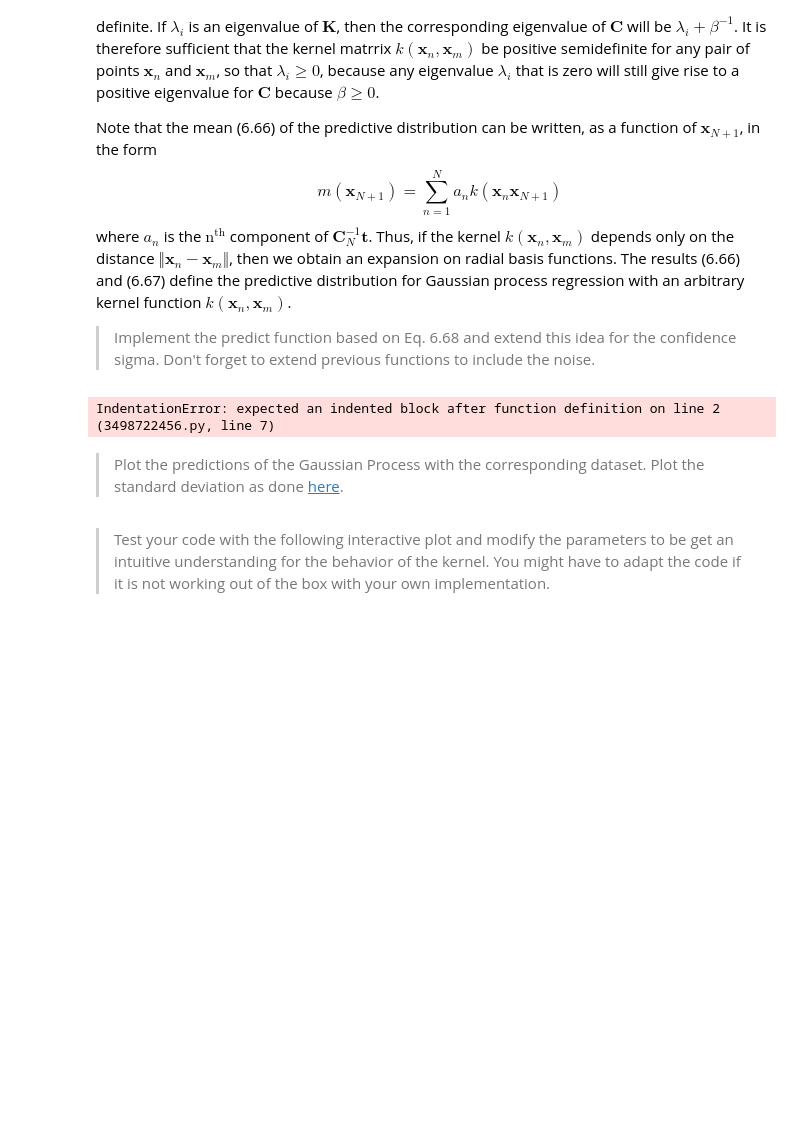
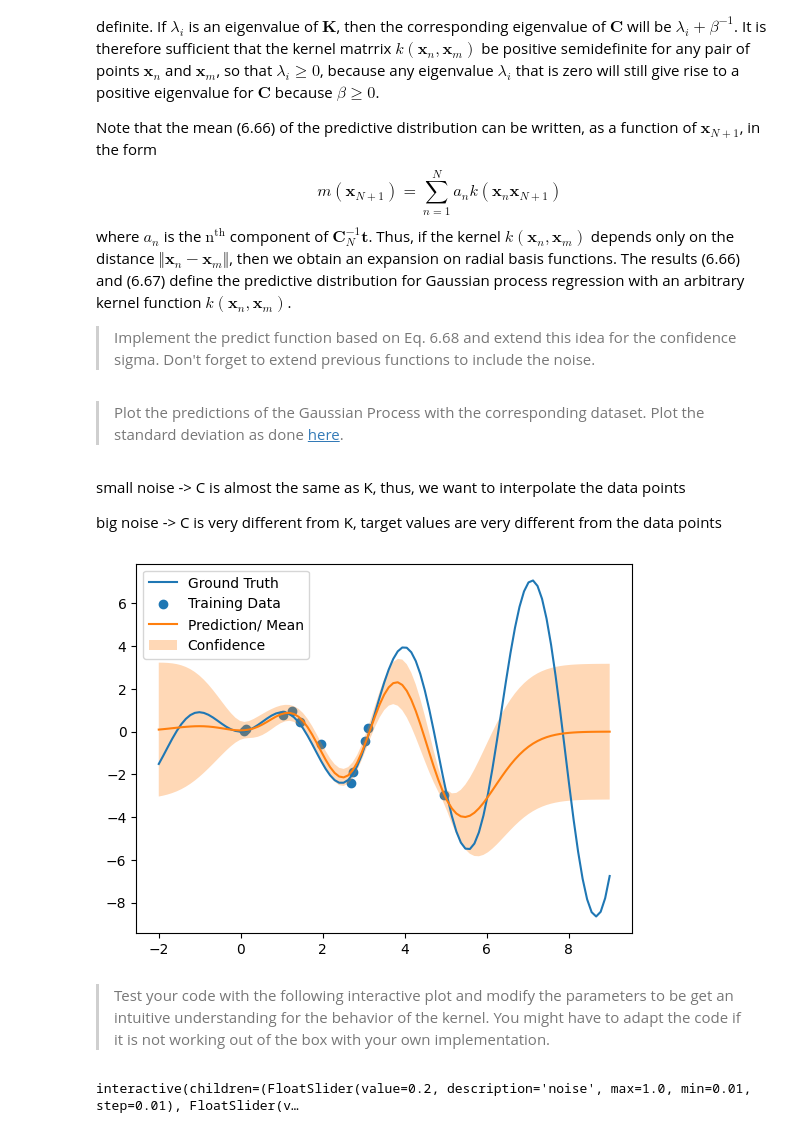
Before and after one commit to KlaraGtknst/PatRec2_SoSe24, a Jupyter notebook: 02_gaussian_processes.ipynb, the cells around one changed output. Saved outputs shown, nothing was run; the diff lists cells and outputs as text; code cells hidden in the pictures; blank space fills up the shorter version.

```diff
--- a/02_gaussian_processes.ipynb
+++ b/02_gaussian_processes.ipynb
@@ -145,18 +145,26 @@ It is therefore sufficient that the kernel matrrix $k(\mathbf{x}_n, \mathbf{x}_m
 Note that the mean (6.66) of the predictive distribution can be written, as a function of $\mathbf{x}_{N+1}$, in the form  $$\quad m(\mathbf{x}_{N+1}) = \sum_{n=1}^{N} a_n k(\mathbf{x}_n \mathbf{x}_{N+1})$$ where $a_n$ is the $\text{n}^{\text{th}}$ component of $\mathbf{C}_N^{-1}\mathbf{t}$. Thus, if the kernel $k(\mathbf{x}_n, \mathbf{x}_m)$ depends only on the distance $\Vert \mathbf{x}_n - \mathbf{x}_m \Vert$, then we obtain an expansion on radial basis functions.
 The results (6.66) and (6.67) define the predictive distribution for Gaussian process regression with an arbitrary kernel function $k(\mathbf{x}_n, \mathbf{x}_m)$.
 > Implement the predict function based on Eq. 6.68 and extend this idea for the confidence sigma. Don't forget to extend previous functions to include the noise.
-# %%
-class GaussianProcess(GaussianProcess):
-    def fit(self, X, y, noise=.1):
-####################
-# Your Code Here   #
-####################
-
-    def predict_conditional(self, inp):
-####################
-# Your Code Here   #
-####################
-# %% [output]
-IndentationError: expected an indented block after function definition on line 2 (3498722456.py, line 7)
+# %%
+class CondGaussianProcess(GaussianProcess):
+    def fit(self, X, y, noise=.1):
+        # X = x_0, ..., x_N
+        # y = t_0, ..., t_N
+        # kernel funct kommt von GaussianProcess
+        # noise is beta^-1 -> do not invert
+        self.X = X
+        self.target = y
+        self.noise = noise
+        self.C = np.array([[self.kernel_func(x1, x2).squeeze() for x1 in X] for x2 in X])
+        self.C += np.eye(len(X)) * noise
+
+
+    def predict_conditional(self, input):
+        k = np.array([self.kernel_func(x, input).squeeze() for x in self.X])
+        c = self.kernel_func(input, input) + self.noise
+        mean = k.T @ np.linalg.inv(self.C) @ self.target
+        var = c - k.T @ np.linalg.inv(self.C) @ k
+        #pred = np.random.normal(mean, var)
+        return mean, var
 # %% [markdown]
 > Plot the predictions of the Gaussian Process with the corresponding dataset. Plot the standard deviation as done [here](https://stackoverflow.com/questions/45136420/filling-range-of-graph-in-matplotlib).
@@ -167,21 +171,46 @@ IndentationError: expected an indented block after function definition on line 2
+# %% [markdown]
+small noise -> C is almost the same as K, thus, we want to interpolate the data points
+
+big noise -> C is very different from K, target values are very different from the data points
+# %%
+X, y = get_data(ground_truth, n_samples=11)
+x_axis = np.linspace(-2, 9, 101)
+gp = CondGaussianProcess(ExponentialCovariance(theta0=10))
+gp.fit(X, y, noise=.1)
+output = [gp.predict_conditional(x) for x in x_axis]
+y_pred = np.array([o[0] for o in output]).squeeze()
+std = np.array([np.sqrt(o[1]) for o in output]).squeeze()
+
+plt.plot(x_axis, ground_truth(x_axis), label='Ground Truth')
+plt.scatter(X, y, label='Training Data')
+plt.ylim(plt.ylim())
+plt.plot(x_axis, y_pred, label='Prediction/ Mean')
+plt.fill_between(x_axis, y_pred - std, y_pred + std, alpha=.3, label='Confidence')
+plt.legend()
+
+plt.show()
+# %% [output]
+[figure, added]
 # %% [markdown]
 > Test your code with the following interactive plot and modify the parameters to be get an intuitive understanding for the behavior of the kernel.
 > You might have to adapt the code if it is not working out of the box with your own implementation.
 # %%
 def plot_predict_conditional(noise=.2, theta0=1, theta1=1, theta2=0, theta3=0):
     kernel_func = ExponentialCovariance(theta0=theta0, theta1=theta1, theta2=theta2, theta3=theta3)
-    gp = GaussianProcess(kernel_func)
+    gp = CondGaussianProcess(kernel_func)
     gp.fit(X, y, noise=noise)
 
     fig = plt.figure(figsize=(13, 5))
     axis = np.linspace(min(X)-2, max(X)+2, 101)
 
-    preds = np.c_[[gp.predict_conditional(x) for x in axis]]
-    mean_pred = preds[:, 0].flatten()
-    var_pred = preds[:, 1].flatten()
+    preds = [gp.predict_conditional(x) for x in axis]
+    mean_pred = np.array([o[0] for o in preds]).squeeze()
+    var_pred = np.array([np.sqrt(o[1]) for o in preds]).squeeze()
     plt.plot(axis, mean_pred)
     plt.fill_between(axis, mean_pred - np.sqrt(var_pred), mean_pred + np.sqrt(var_pred), alpha=.3)
     plt.scatter(X, y)
 
 interact(plot_predict_conditional,  noise=(0.01, 1, 0.01), theta0=(0, 5, .1), theta1=(0, 5, .1), theta2=(0, 5, .1), theta3=(0, 5, .1))
 plt.show()
+# %% [output]
+interactive(children=(FloatSlider(value=0.2, description='noise', max=1.0, min=0.01, step=0.01), FloatSlider(v…
```
Also changed, not shown: parts of 3 cells of this notebook.
